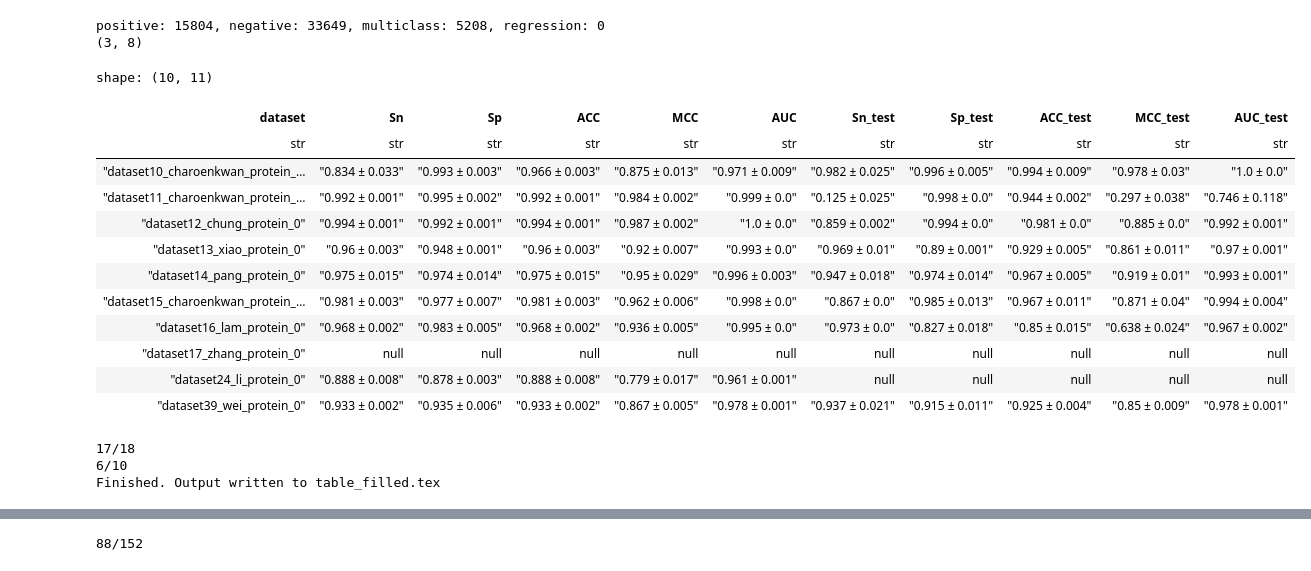
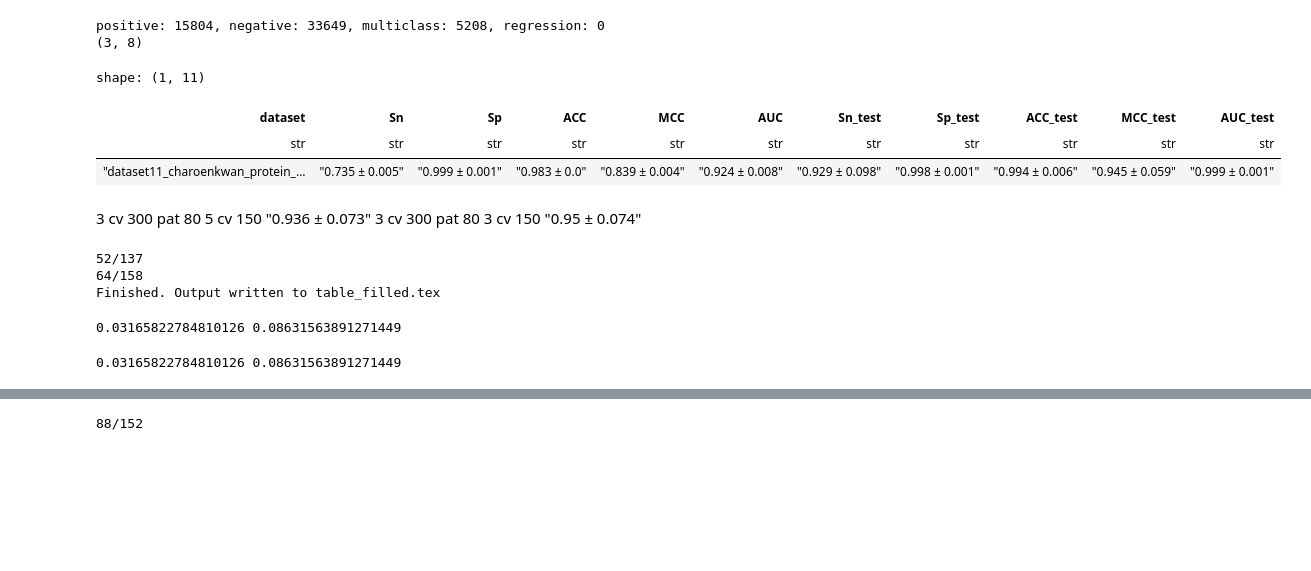
Before and after one commit to Bonidia/BioAutoML-FAST, a Jupyter notebook: experiments_analysis.ipynb, the cells around one changed output, grey strips where cells are left out. Cells and saved outputs as stored; diff of their text form; code cells hidden in the pictures; blank space fills up the shorter version.

```diff
--- a/experiments_analysis.ipynb
+++ b/experiments_analysis.ipynb
@@ -63,7 +63,6 @@ def calculate_metrics_from_confusion_matrix(matrix_path):
     df = df.loc[~df.index.str.lower().isin(drop_labels)]
     df = df.loc[:, ~df.columns.str.lower().isin(drop_labels)]
 
-    # 🔑 Enforce square confusion matrix
     common_labels = df.index.intersection(df.columns)
     df = df.loc[common_labels, common_labels]
 
@@ -151,7 +150,7 @@ for dataset_path in datasets_list:
         for run_folder in runs_folders:
             run_num = int(re.search(r"\d+", run_folder.split("/")[-1]).group())
 
-            if run_num >= 1 and run_num <= 2:
+            if run_num >= 1 and run_num <= 5:
                 # --- Load training metrics ---
                 train_path = os.path.join(run_folder, "training_kfold(10)_metrics.csv")
                 if not os.path.exists(train_path):
@@ -178,44 +177,38 @@ for dataset_path in datasets_list:
                 df_metrics = pd.concat([df_metrics, df_metrics_run], ignore_index=True)
 
 # ---------- Sorting and Polars conversion ----------
 metric_columns = [
     column for column in df_metrics.columns.drop(["dataset"]).tolist() if "std" not in column
 ]
 df_metrics = pl.from_pandas(df_metrics[["dataset"] + metric_columns]).sort(by=["dataset"])
 
 df_metrics = df_metrics.group_by("dataset").agg(
     [
         (pl.col(col).mean().round(3).cast(pl.Utf8) + " ± " +
          pl.col(col).std().round(3).cast(pl.Utf8)).alias(col)
         for col in df_metrics.columns if col != "dataset"
     ]
 )
 
 # Optional sorting by dataset number if datasets are named like "dataset1", "dataset2", etc.
 df_sorted = (
     df_metrics.with_columns(
         pl.col("dataset").str.extract(r"dataset(\d+)").cast(pl.Int64).alias("dataset_num")
     )
     .sort("dataset_num")
     .drop("dataset_num")
 )
 
 df_final = df_sorted.select(["dataset", "Sn", "Sp", "ACC", "MCC", "AUC", "Sn_test", "Sp_test", "ACC_test", "MCC_test", "AUC_test"])
 df_final
 # %% [output]
-shape: (10, 11)
+shape: (1, 11)
 | dataset | Sn | Sp | ACC | MCC | AUC | Sn_test | Sp_test | ACC_test | MCC_test | AUC_test |
 | str | str | str | str | str | str | str | str | str | str | str |
-| "dataset10_charoenkwan_protein_… | "0.834 ± 0.033" | "0.993 ± 0.003" | "0.966 ± 0.003" | "0.875 ± 0.013" | "0.971 ± 0.009" | "0.982 ± 0.025" | "0.996 ± 0.005" | "0.994 ± 0.009" | "0.978 ± 0.03" | "1.0 ± 0.0" |
-| "dataset11_charoenkwan_protein_… | "0.992 ± 0.001" | "0.995 ± 0.002" | "0.992 ± 0.001" | "0.984 ± 0.002" | "0.999 ± 0.0" | "0.125 ± 0.025" | "0.998 ± 0.0" | "0.944 ± 0.002" | "0.297 ± 0.038" | "0.746 ± 0.118" |
-| "dataset12_chung_protein_0" | "0.994 ± 0.001" | "0.992 ± 0.001" | "0.994 ± 0.001" | "0.987 ± 0.002" | "1.0 ± 0.0" | "0.859 ± 0.002" | "0.994 ± 0.0" | "0.981 ± 0.0" | "0.885 ± 0.0" | "0.992 ± 0.001" |
-| "dataset13_xiao_protein_0" | "0.96 ± 0.003" | "0.948 ± 0.001" | "0.96 ± 0.003" | "0.92 ± 0.007" | "0.993 ± 0.0" | "0.969 ± 0.01" | "0.89 ± 0.001" | "0.929 ± 0.005" | "0.861 ± 0.011" | "0.97 ± 0.001" |
-| "dataset14_pang_protein_0" | "0.975 ± 0.015" | "0.974 ± 0.014" | "0.975 ± 0.015" | "0.95 ± 0.029" | "0.996 ± 0.003" | "0.947 ± 0.018" | "0.974 ± 0.014" | "0.967 ± 0.005" | "0.919 ± 0.01" | "0.993 ± 0.001" |
-| "dataset15_charoenkwan_protein_… | "0.981 ± 0.003" | "0.977 ± 0.007" | "0.981 ± 0.003" | "0.962 ± 0.006" | "0.998 ± 0.0" | "0.867 ± 0.0" | "0.985 ± 0.013" | "0.967 ± 0.011" | "0.871 ± 0.04" | "0.994 ± 0.004" |
-| "dataset16_lam_protein_0" | "0.968 ± 0.002" | "0.983 ± 0.005" | "0.968 ± 0.002" | "0.936 ± 0.005" | "0.995 ± 0.0" | "0.973 ± 0.0" | "0.827 ± 0.018" | "0.85 ± 0.015" | "0.638 ± 0.024" | "0.967 ± 0.002" |
-| "dataset17_zhang_protein_0" | null | null | null | null | null | null | null | null | null | null |
-| "dataset24_li_protein_0" | "0.888 ± 0.008" | "0.878 ± 0.003" | "0.888 ± 0.008" | "0.779 ± 0.017" | "0.961 ± 0.001" | null | null | null | null | null |
-| "dataset39_wei_protein_0" | "0.933 ± 0.002" | "0.935 ± 0.006" | "0.933 ± 0.002" | "0.867 ± 0.005" | "0.978 ± 0.001" | "0.937 ± 0.021" | "0.915 ± 0.011" | "0.925 ± 0.004" | "0.85 ± 0.009" | "0.978 ± 0.001" |
+| "dataset11_charoenkwan_protein_… | "0.735 ± 0.005" | "0.999 ± 0.001" | "0.983 ± 0.0" | "0.839 ± 0.004" | "0.924 ± 0.008" | "0.929 ± 0.098" | "0.998 ± 0.001" | "0.994 ± 0.006" | "0.945 ± 0.059" | "0.999 ± 0.001" |
+# %% [markdown]
+3 cv 300 pat 80 5 cv 150 "0.936 ± 0.073"
+3 cv 300 pat 80 3 cv 150 "0.95 ± 0.074"
 # %%
 import re
 import math
@@ -511,16 +504,20 @@ def fill_table(df_polars: Optional[pl.DataFrame]=None, df_csv_path: Optional[str
                         if metric_name.endswith("_test"):
                             test_count += 1
                             best_test_count += 1
+                            pct_differences_test.append(rnum - bnum)
                         else:
                             train_count += 1
                             best_train_count += 1
+                            pct_differences_train.append(rnum - bnum)
                     else:
                         bold_bio = False
 
                         if metric_name.endswith("_test"):
                             test_count += 1
+                            pct_differences_test.append(rnum - bnum)
                         else:
                             train_count += 1
+                            pct_differences_train.append(rnum - bnum)
 
                     # Reference bolding remains original:
                     bold_ref = False  # You did not request std-based bolding for reference
@@ -598,6 +595,6 @@ def fill_table(df_polars: Optional[pl.DataFrame]=None, df_csv_path: Optional[str
 
 pct_differences_train, pct_differences_test = fill_table(df_polars=df_final, tex_in="table.tex", tex_out="table_filled.tex")
 # %% [output]
-17/18
-6/10
+52/137
+64/158
 Finished. Output written to table_filled.tex
@@ -604,3 +604,11 @@ Finished. Output written to table_filled.tex
+# %%
+print(np.mean(pct_differences_test), np.std(pct_differences_test))
+# %% [output]
+0.03165822784810126 0.08631563891271449
+# %%
+print(np.mean(pct_differences_test), np.std(pct_differences_test))
+# %% [output]
+0.03165822784810126 0.08631563891271449
 # %%
 train_count = 0
 for pct in pct_differences_train:
```
Also changed, not shown: parts of 4 cells of this notebook, 4 other files.
